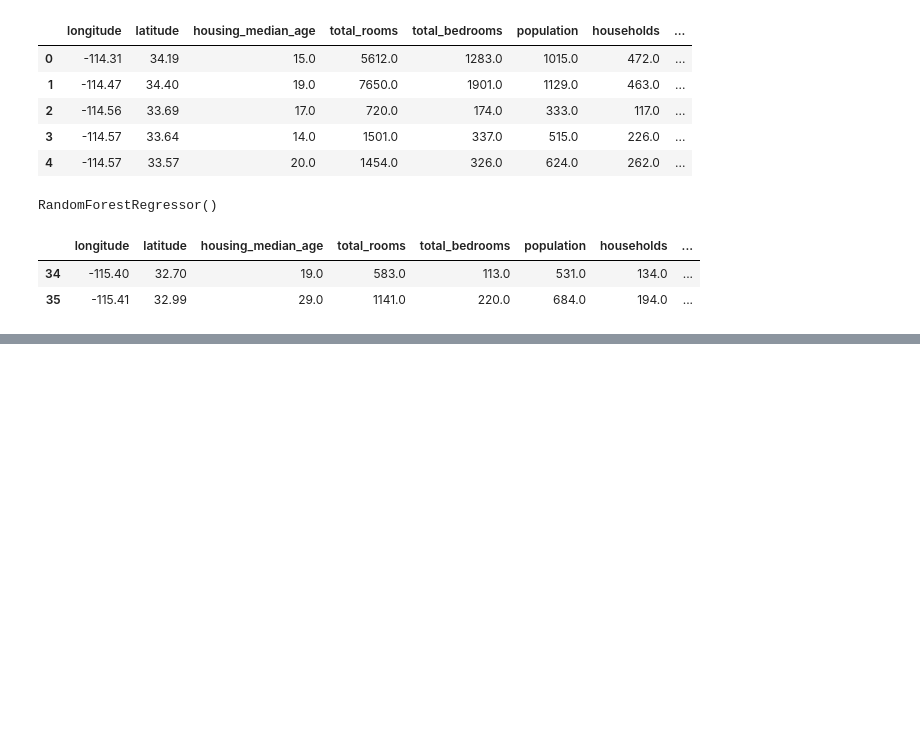
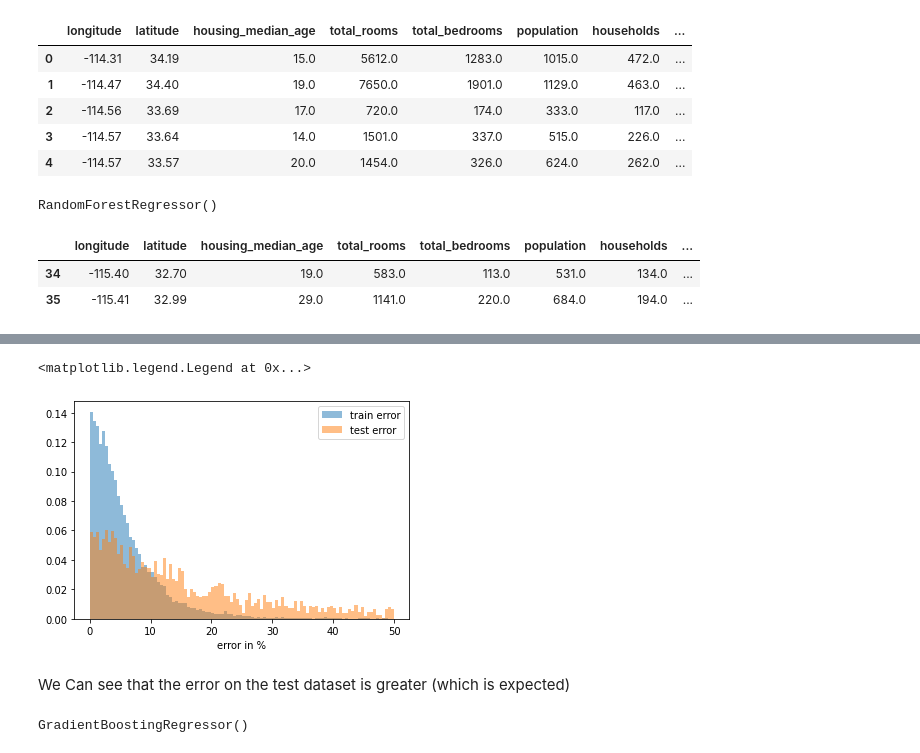
Before and after one commit to vuillaut/info801, a Jupyter notebook: machine_learning/california_housing_sol.ipynb, the cells around one changed output, grey strips where cells are left out. Saved outputs shown, nothing was run; the diff lists cells and outputs as text; code cells hidden in the pictures; blank space fills up the shorter version.

```diff
--- a/machine_learning/california_housing_sol.ipynb
+++ b/machine_learning/california_housing_sol.ipynb
@@ -211,0 +220,16 @@ Text(0.5, 1.0, 'training error')
+# %%
+X_test = test[training_features]
+y_test = test[predict_feature]
+
+y_predict = regressor.predict(X_test)
+# %%
+error_rf = error(y_test, y_predict)
+# %%
+ax = plot_error(training_error, label='train error', density=True, alpha=0.5)
+ax = plot_error(error_rf, ax=ax, label='test error', density=True, alpha=0.5)
+plt.legend()
+# %% [output]
+<matplotlib.legend.Legend at 0x...>
+[figure, added]
+# %% [markdown]
+We Can see that the error on the test dataset is greater (which is expected)
@@ -211,0 +242,4 @@ Text(0.5, 1.0, 'training error')
+# %%
+regressor.fit(X, y)
+# %% [output]
+GradientBoostingRegressor()
```
Also changed, not shown: parts of 20 cells of this notebook.
